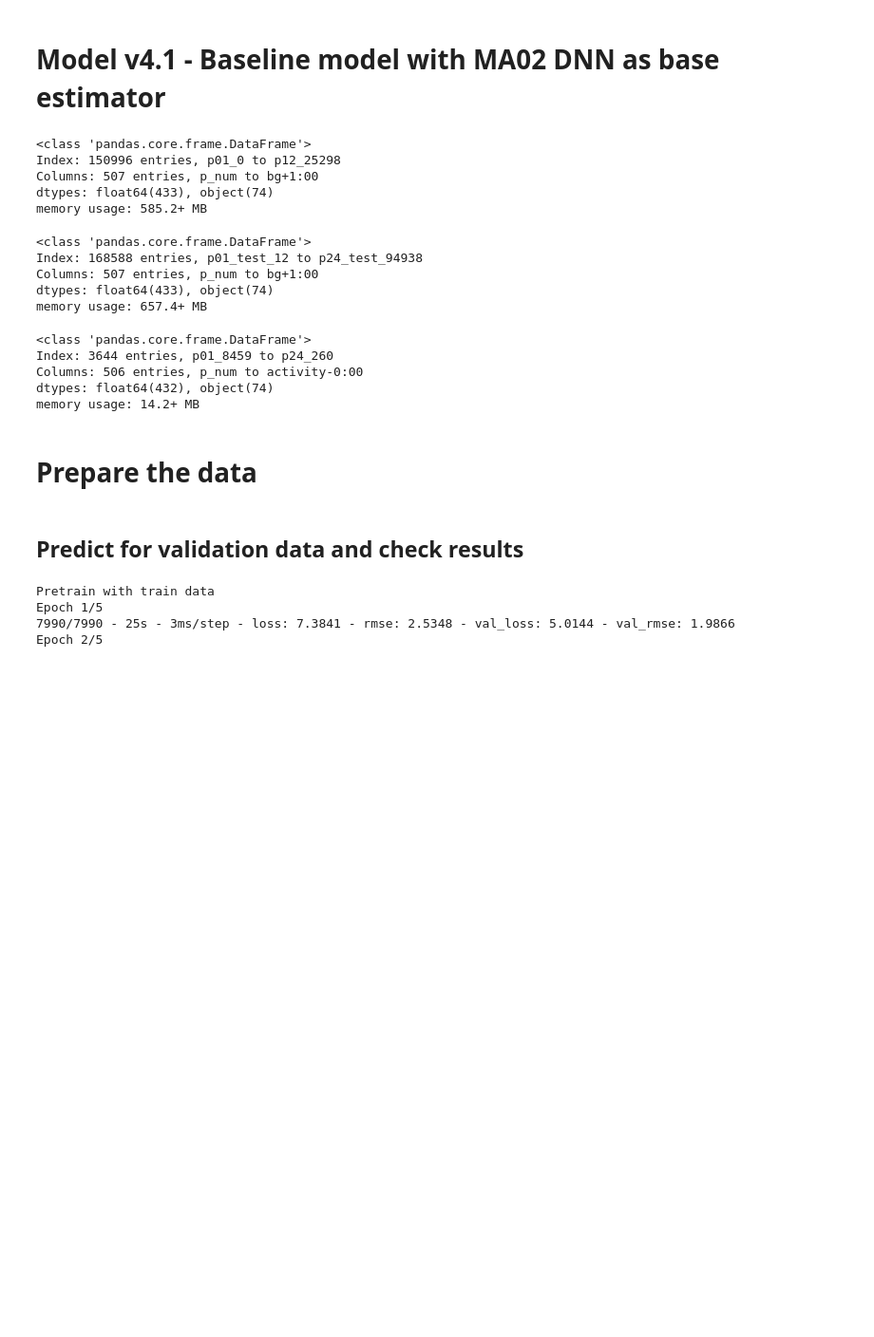
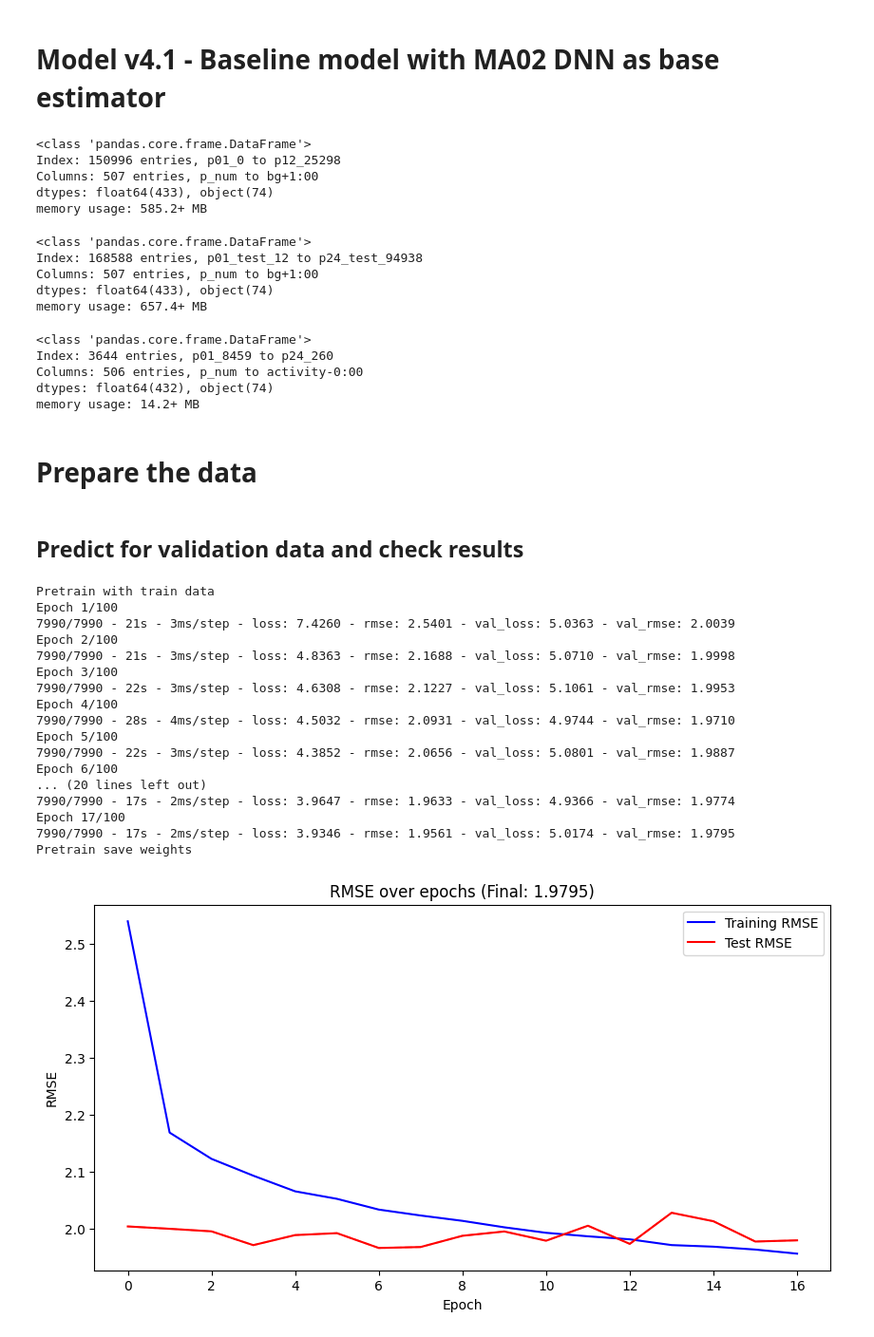
Before and after one commit to masaver/brist1d, a Jupyter notebook: notebooks/ralf/modelling/3.30-global-model-bg-insulin-cals-hr-steps-1hs-5min/05-model-v4.1-DNN-MA02.ipynb, the cells around one changed output. Shown at 95% size. Drawn from its saved outputs; the diff is of its cells as text; code cells hidden in the pictures; blank space fills up the shorter version.

```diff
--- a/notebooks/ralf/modelling/3.30-global-model-bg-insulin-cals-hr-steps-1hs-5min/05-model-v4.1-DNN-MA02.ipynb
+++ b/notebooks/ralf/modelling/3.30-global-model-bg-insulin-cals-hr-steps-1hs-5min/05-model-v4.1-DNN-MA02.ipynb
@@ -117,37 +117,51 @@ def model_with_pretrained_weights():
 
     # Freeze all layers except the last one (optional)
     for layer in dnn.layers:
         layer.trainable = False
     # Unfreeze the output layer if you want to fine-tune it
     # dnn.layers[-1].trainable = True
 
     dnn.compile(optimizer='adam', loss='mse', metrics=[rmse])
     return dnn
 
 
 pretrained_dnn = create_dnn_model(X_train.shape[1])
 
 print('Pretrain with train data')
 pretrained_dnn.fit(
     pd.concat([X_train, X_additional_train], axis=0),
     pd.concat([y_train, y_additional_train], axis=0),
     validation_split=0.2,
     batch_size=32,
     callbacks=[EarlyStopping(monitor='val_rmse', patience=10, restore_best_weights=True, mode='min')],
-    epochs=5,
+    epochs=100,
     verbose=2
 )
 
 history = pretrained_dnn.history.history
 
 print('Pretrain save weights')
 pretrained_dnn.save_weights('v4.1-MA02.weights.h5')
 get_history_line_chart([history]).show()
 # %% [output]
 Pretrain with train data
-Epoch 1/5
-7990/7990 - 25s - 3ms/step - loss: 7.3841 - rmse: 2.5348 - val_loss: 5.0144 - val_rmse: 1.9866
-Epoch 2/5
+Epoch 1/100
+7990/7990 - 21s - 3ms/step - loss: 7.4260 - rmse: 2.5401 - val_loss: 5.0363 - val_rmse: 2.0039
+Epoch 2/100
+7990/7990 - 21s - 3ms/step - loss: 4.8363 - rmse: 2.1688 - val_loss: 5.0710 - val_rmse: 1.9998
+Epoch 3/100
+7990/7990 - 22s - 3ms/step - loss: 4.6308 - rmse: 2.1227 - val_loss: 5.1061 - val_rmse: 1.9953
+Epoch 4/100
+7990/7990 - 28s - 4ms/step - loss: 4.5032 - rmse: 2.0931 - val_loss: 4.9744 - val_rmse: 1.9710
+Epoch 5/100
+7990/7990 - 22s - 3ms/step - loss: 4.3852 - rmse: 2.0656 - val_loss: 5.0801 - val_rmse: 1.9887
+Epoch 6/100
+... (20 lines left out)
+7990/7990 - 17s - 2ms/step - loss: 3.9647 - rmse: 1.9633 - val_loss: 4.9366 - val_rmse: 1.9774
+Epoch 17/100
+7990/7990 - 17s - 2ms/step - loss: 3.9346 - rmse: 1.9561 - val_loss: 5.0174 - val_rmse: 1.9795
+Pretrain save weights
+[figure, added]
 # %%
 from sklearn.neighbors import KNeighborsRegressor
 from xgboost import XGBRegressor
```
Also changed, not shown: parts of 1 cell of this notebook, 1 other file.
